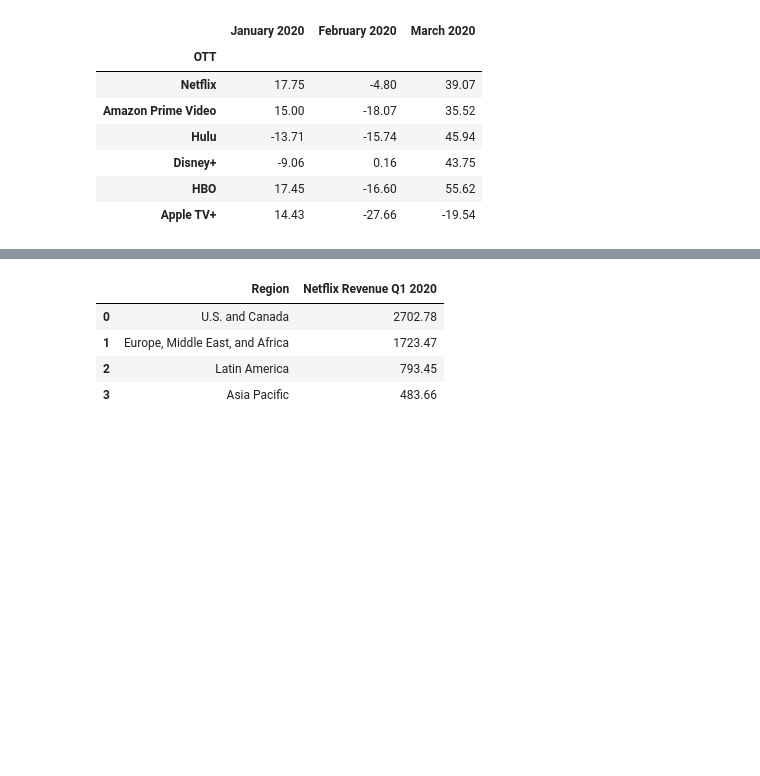
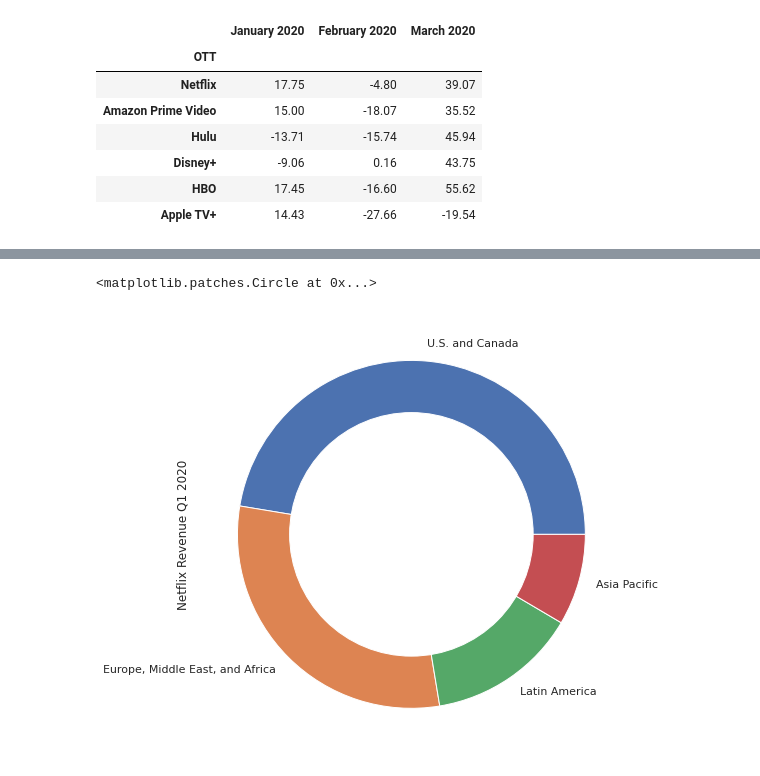
Before and after one commit to newb-dev-1008/CoVID_Entertainment_Impact, a Jupyter notebook: Entertainment_during_CoVID_19.ipynb, the cells around one changed output, grey strips where cells are left out. Saved outputs shown, nothing was run; the diff lists cells and outputs as text; code cells hidden in the pictures; blank space fills up the shorter version.

```diff
--- a/Entertainment_during_CoVID_19.ipynb
+++ b/Entertainment_during_CoVID_19.ipynb
@@ -748,11 +749,0 @@ ott_audience.T.plot(kind = 'line', marker = 'o', markersize = 8, title = 'Online
-# %%
-# netflix_q1_regionwise
-
-netflix_2020_region = pd.read_excel('netflix_revenue_q1_regionwise.xlsx')
-netflix_2020_region
-# %% [output]
-|  | Region | Netflix Revenue Q1 2020 |
-| 0 | U.S. and Canada | 2702.78 |
-| 1 | Europe, Middle East, and Africa | 1723.47 |
-| 2 | Latin America | 793.45 |
-| 3 | Asia Pacific | 483.66 |
@@ -760,0 +750,14 @@ netflix_2020_region
+# %%
+# netflix_q1_regionwise
+
+netflix_2020_region = pd.read_excel('netflix_revenue_q1_regionwise.xlsx')
+netflix_2020_region.reset_index()
+netflix_2020_region.set_index('Region', inplace = True)
+
+netflix_2020_region.plot(kind = 'pie', subplots = True, legend = False, figsize = [8,8])
+my_circle=plt.Circle((0,0), 0.7, color='white')
+p=plt.gcf()
+p.gca().add_artist(my_circle)
+# %% [output]
+<matplotlib.patches.Circle at 0x...>
+[figure, added]
```
Also changed, not shown: parts of 4 cells of this notebook.
